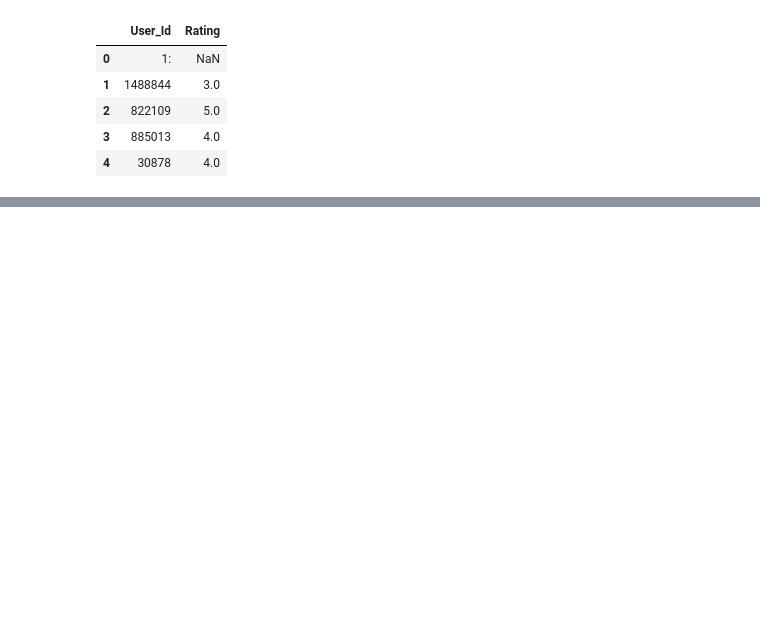
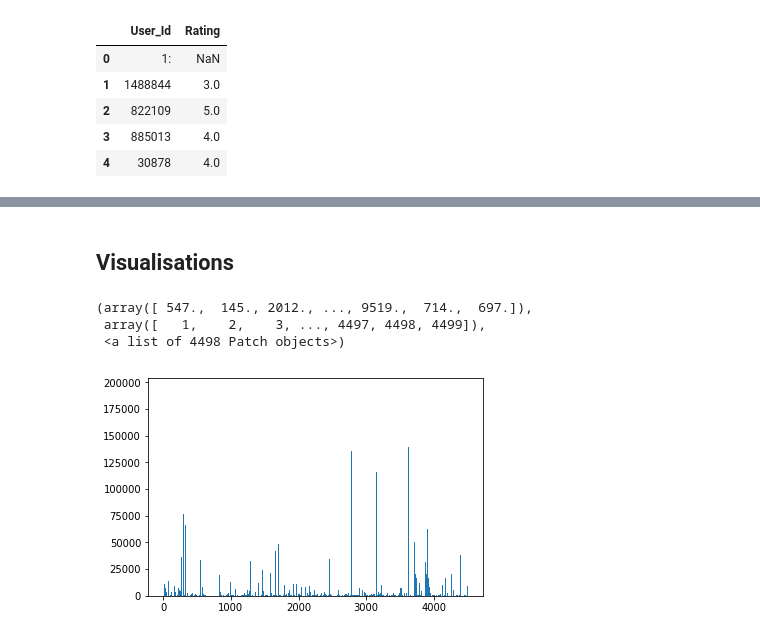
Before and after one commit to Cernewein/ModelBasedMovieRecommendation, a Jupyter notebook: Data exploration.ipynb, the cells around one changed output, grey strips where cells are left out. Cells and saved outputs as stored; diff of their text form; code cells hidden in the pictures; blank space fills up the shorter version.

Commit message:
Descriptive statistics and some visualisations

```diff
--- a/Data exploration.ipynb
+++ b/Data exploration.ipynb
@@ -24,4 +36,5 @@ df1.head()
 # %%
+# Remove rows were there is no rating
 df_nan = pd.DataFrame(pd.isnull(df.Rating))
 df_nan = df_nan[df_nan['Rating'] == True]
 df_nan = df_nan.reset_index()
@@ -30,21 +43,20 @@ movie_np = []
 movie_id = 1
 
 for i,j in zip(df_nan['index'][1:],df_nan['index'][:-1]):
-    # numpy approach
     temp = np.full((1,i-j-1), movie_id)
     movie_np = np.append(movie_np, temp)
     movie_id += 1
 
 # Account for last record and corresponding length
-# numpy approach
+
 last_record = np.full((1,len(df) - df_nan.iloc[-1, 0] - 1),movie_id)
 movie_np = np.append(movie_np, last_record)
 
 # remove those Movie ID rows
 df = df[pd.notnull(df['Rating'])]
 
-df['Movie_Id'] = movie_np.astype(int)
-df['User_Id'] = df['User_Id'].astype(int)
+df.loc[:,'Movie_Id'] = movie_np.astype(int)
+df.loc[:,'User_Id'] = df['User_Id'].astype(int)
 df.head()
 # %% [output]
 A value is trying to be set on a copy of a slice from a DataFrame.
@@ -63,0 +185,9 @@ See the caveats in the documentation: http://pandas.pydata.org/pandas-docs/stabl
+# %% [markdown]
+## Visualisations
+# %%
+plt.hist(df['Movie_Id'], bins = list(df['Movie_Id'].unique()))
+# %% [output]
+(array([ 547.,  145., 2012., ..., 9519.,  714.,  697.]),
+ array([   1,    2,    3, ..., 4497, 4498, 4499]),
+ <a list of 4498 Patch objects>)
+[figure, added]
```
Also changed, not shown: parts of 23 cells of this notebook, 1 other file.
